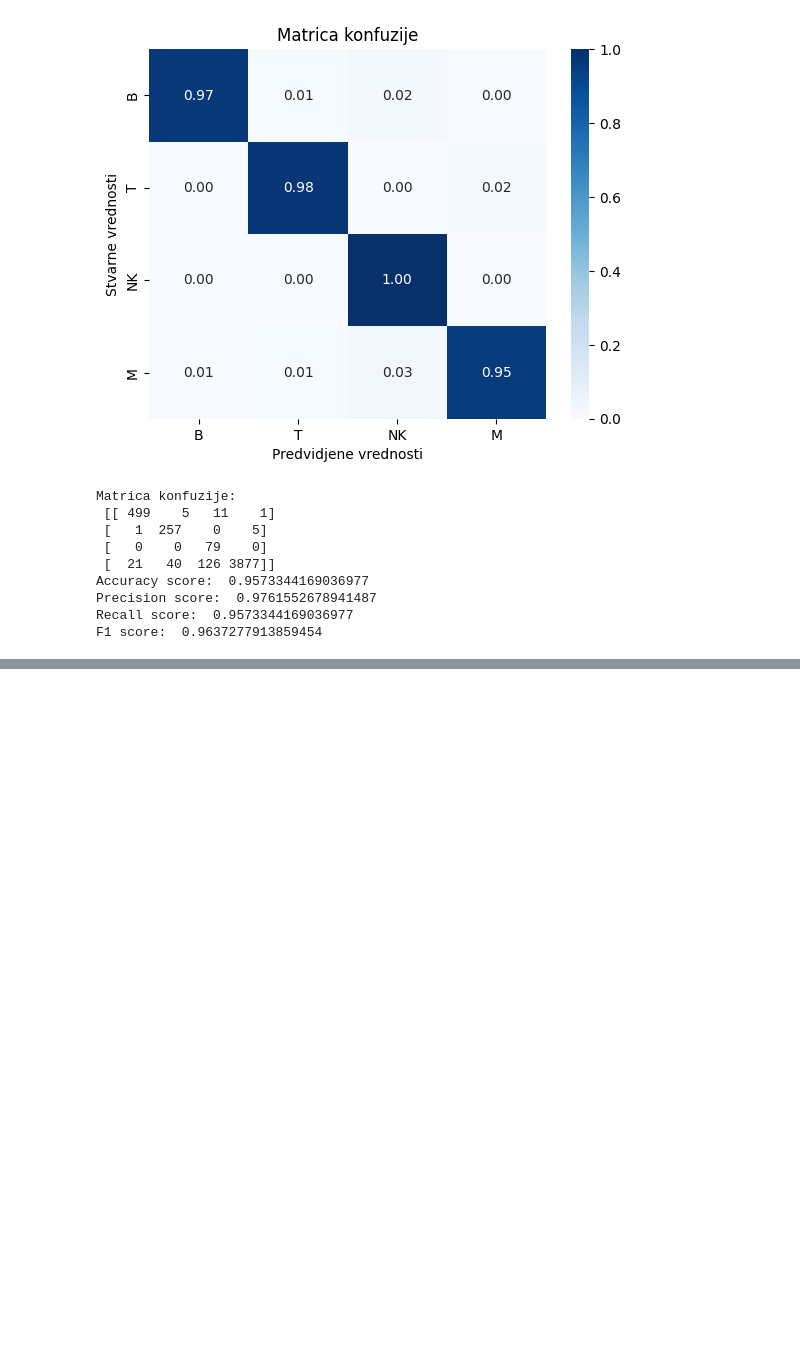
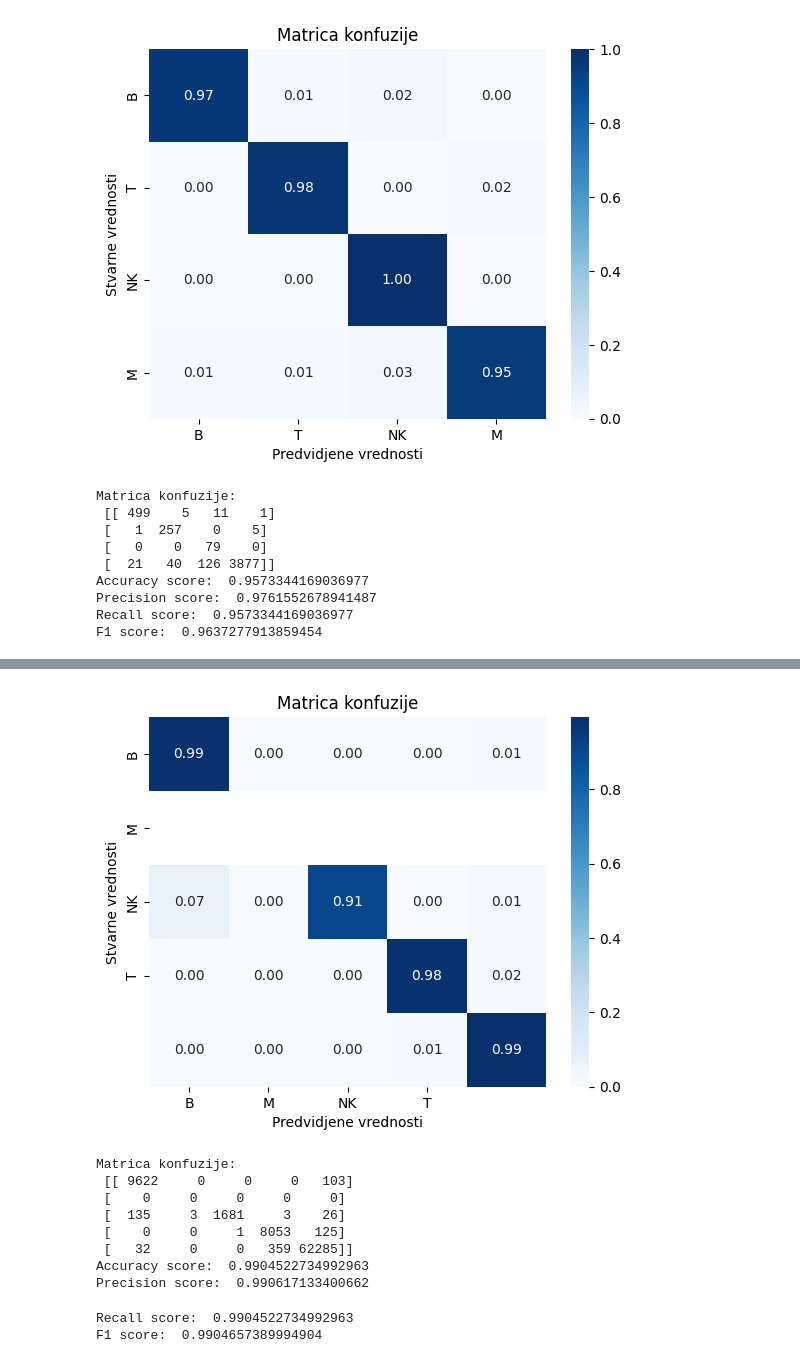
Before and after one commit to bogdans55/ip2-projekat, a Jupyter notebook: models/logistic_regression.ipynb, the cells around one changed output, grey strips where cells are left out. Saved outputs shown, nothing was run; the diff lists cells and outputs as text; code cells hidden in the pictures; blank space fills up the shorter version.

```diff
--- a/models/logistic_regression.ipynb
+++ b/models/logistic_regression.ipynb
@@ -420,0 +451,14 @@ F1 score:  0.9637277913859454
+# %%
+load_test('../data/preprocessed_data_10x.csv', model, classes=['B', 'M', 'NK', 'T'])
+# %% [output]
+[figure, added]
+Matrica konfuzije:
+ [[ 9622     0     0     0   103]
+ [    0     0     0     0     0]
+ [  135     3  1681     3    26]
+ [    0     0     1  8053   125]
+ [   32     0     0   359 62285]]
+Accuracy score:  0.9904522734992963
+Precision score:  0.990617133400662
+Recall score:  0.9904522734992963
+F1 score:  0.9904657389994904
```
Also changed, not shown: parts of 7 cells of this notebook.
